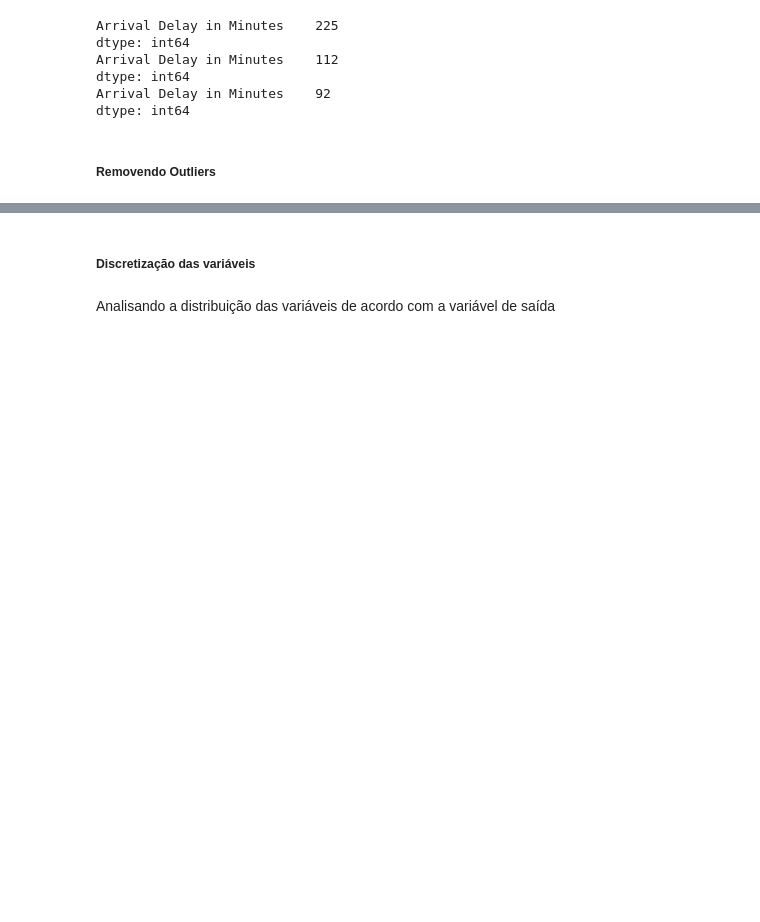
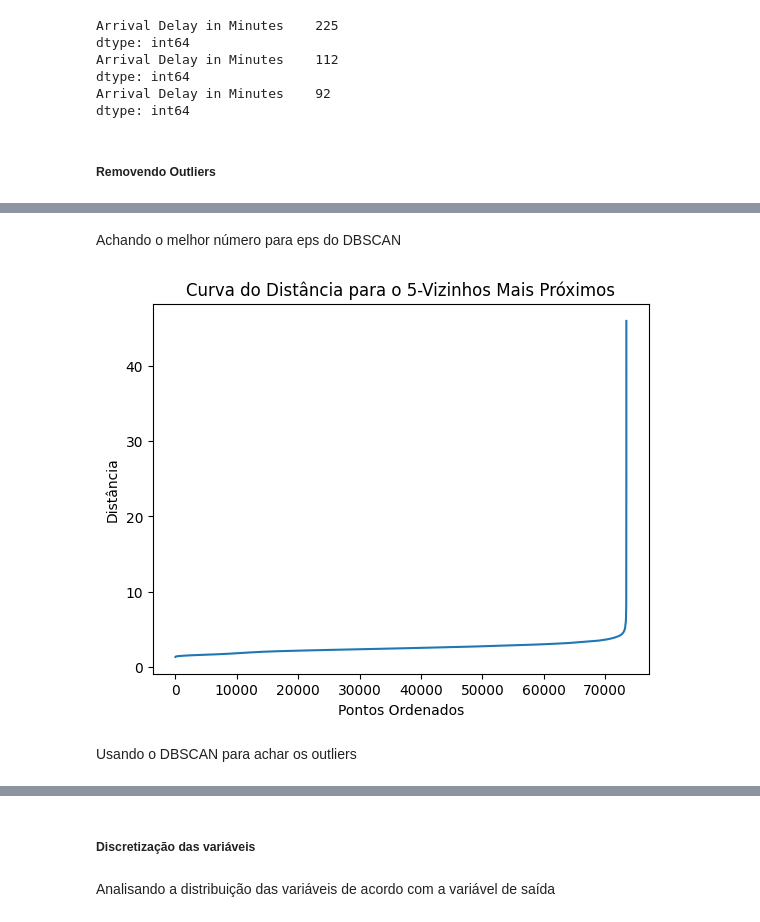
Before and after one commit to GuilhermeMaciel75/RN-Airline-Passenger-Satisfaction, a Jupyter notebook: src/data_treatment.ipynb, the cells around one changed output, grey strips where cells are left out. Saved outputs shown, nothing was run; the diff lists cells and outputs as text; code cells hidden in the pictures; blank space fills up the shorter version.

```diff
--- a/src/data_treatment.ipynb
+++ b/src/data_treatment.ipynb
@@ -53,0 +126,19 @@ df_test['Arrival Delay in Minutes'] = df_test['Arrival Delay in Minutes'].fillna
+# %% [markdown]
+Achando o melhor número para eps do DBSCAN
+# %%
+# Calculando distâncias dos k-vizinhos mais próximos
+neighbors = NearestNeighbors(n_neighbors=100) # n_neighbors = min_samples
+neighbors_fit = neighbors.fit(num_data_scaled)
+
+distances, indices = neighbors_fit.kneighbors(num_data_scaled)
+distances = np.sort(distances[:, -1], axis=0)
+
+plt.plot(distances)
+plt.title('Curva do Distância para o 5-Vizinhos Mais Próximos')
+plt.xlabel('Pontos Ordenados')
+plt.ylabel('Distância')
+plt.show()
+# %% [output]
+[figure, added]
+# %% [markdown]
+Usando o DBSCAN para achar os outliers
```
Also changed, not shown: parts of 17 cells of this notebook.
